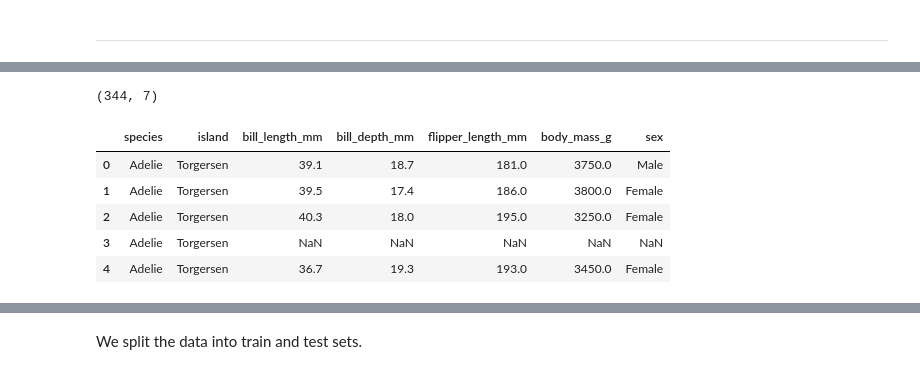
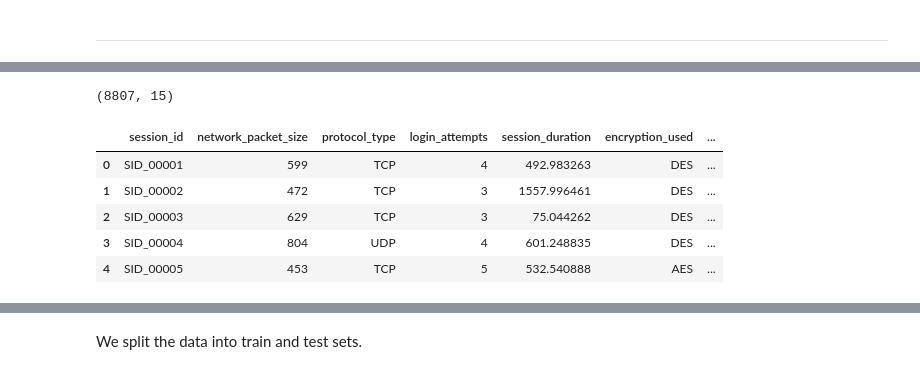
Before and after one commit to maleeper/Cyber, a Jupyter notebook: jupyter_notebooks/04 ML model comparison and tuning.ipynb, the cells around one changed output, grey strips where cells are left out. Saved outputs shown, nothing was run; the diff lists cells and outputs as text; code cells hidden in the pictures.

```diff
--- a/jupyter_notebooks/Topic7.ipynb
+++ b/jupyter_notebooks/04 ML model comparison and tuning.ipynb
@@ -43,15 +79,16 @@ sns.set_style("whitegrid")
 <img width="3%" height="3%" align="top"  src="https://codeinstitute.s3.amazonaws.com/predictive_analytics/jupyter_notebook_icons/Icon%206%20-%20Warning.png"> The exercise we are conducting in this notebook is specifically for a multiclassification task but extends to regression and binary tasks. The concepts we cover here are also applicable to these other tasks.
 <img width="3%" height="3%" align="top"  src="https://codeinstitute.s3.amazonaws.com/predictive_analytics/jupyter_notebook_icons/Icon%205%20-%20Practice.png"> We will use the 'penguins' dataset for this exercise. It has records for three different species of penguins collected from three islands in the Palmer Archipelago, Antarctica.
 * Here, we are interested in predicting the species of a given penguin.
-# %%
-df_clf = sns.load_dataset('penguins')
-print(df_clf.shape)
-df_clf.head()
-# %% [output]
-(344, 7)
-|  | species | island | bill_length_mm | bill_depth_mm | flipper_length_mm | body_mass_g | sex |
-| 0 | Adelie | Torgersen | 39.1 | 18.7 | 181.0 | 3750.0 | Male |
-| 1 | Adelie | Torgersen | 39.5 | 17.4 | 186.0 | 3800.0 | Female |
-| 2 | Adelie | Torgersen | 40.3 | 18.0 | 195.0 | 3250.0 | Female |
-| 3 | Adelie | Torgersen | NaN | NaN | NaN | NaN | NaN |
-| 4 | Adelie | Torgersen | 36.7 | 19.3 | 193.0 | 3450.0 | Female |
+# %%
+# Feature engineered cybersecurity dataset
+df_clf = pd.read_csv('data/processed/cybersecurity_intrusion_data_eda.csv')
+print(df_clf.shape)
+df_clf.head()
+# %% [output]
+(8807, 15)
+|  | session_id | network_packet_size | protocol_type | login_attempts | session_duration | encryption_used | ... |
+| 0 | SID_00001 | 599 | TCP | 4 | 492.983263 | DES | ... |
+| 1 | SID_00002 | 472 | TCP | 3 | 1557.996461 | DES | ... |
+| 2 | SID_00003 | 629 | TCP | 3 | 75.044262 | DES | ... |
+| 3 | SID_00004 | 804 | UDP | 4 | 601.248835 | DES | ... |
+| 4 | SID_00005 | 453 | TCP | 5 | 532.540888 | AES | ... |
```
Also changed, not shown: parts of 13 cells of this notebook, 2 other files.
